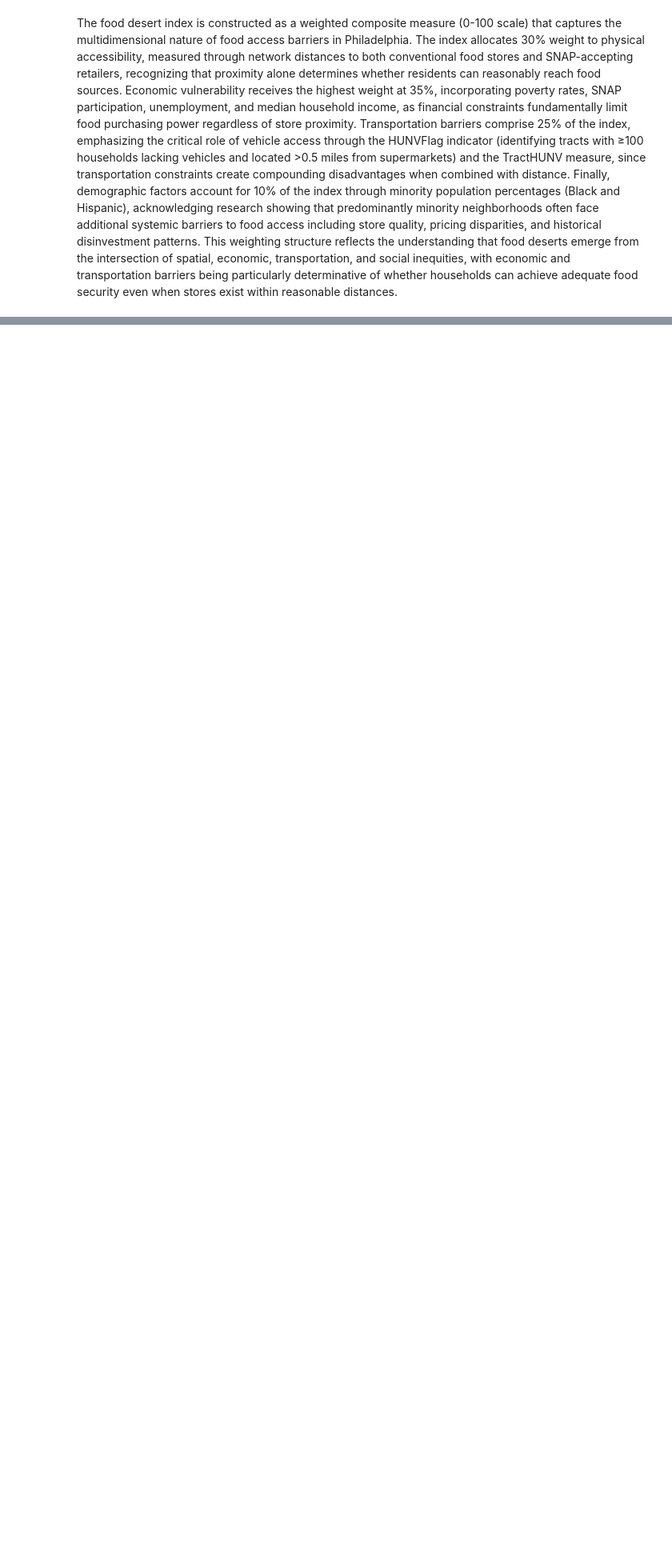
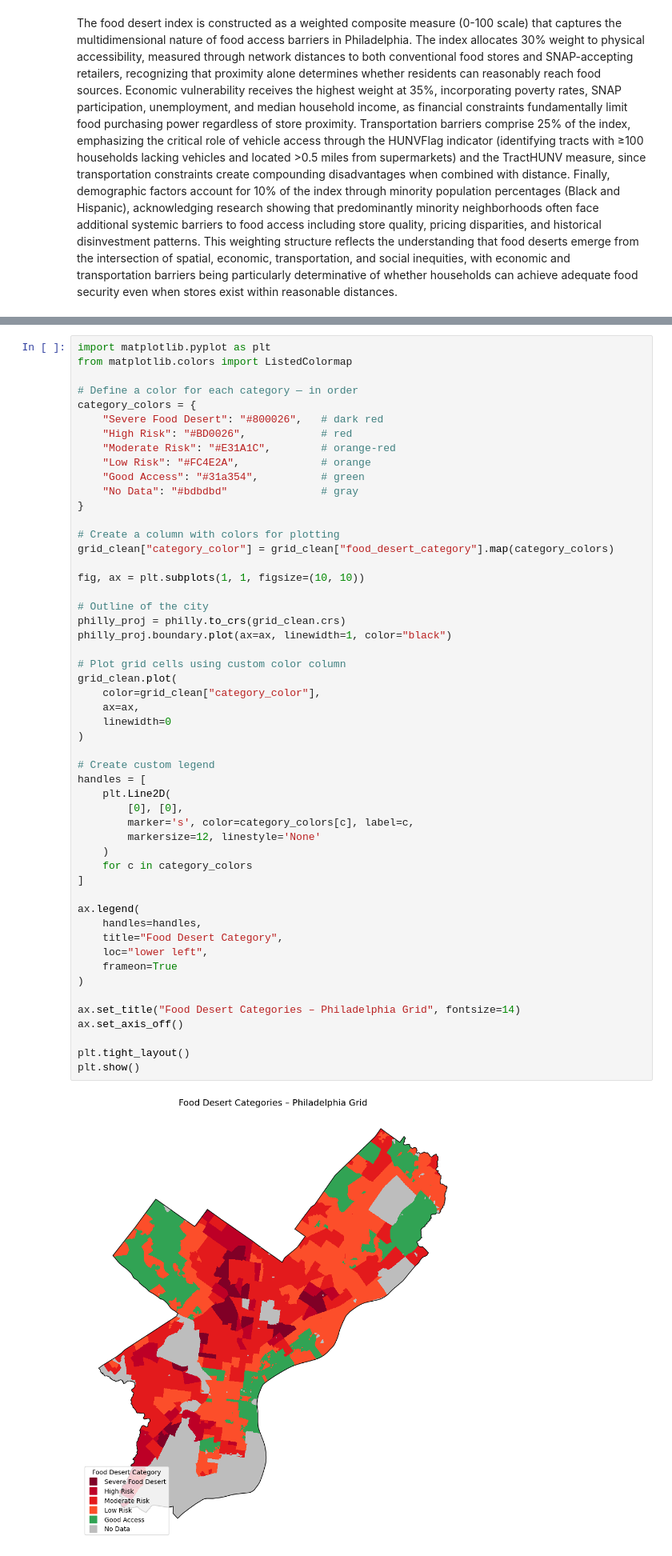
Before and after one commit to wenshaoting6-ui/MUSA-5500-Final-Project, a Jupyter notebook: Code.ipynb, the cells around one changed output, grey strips where cells are left out. Shown at 80% size. Saved outputs shown, nothing was run; the diff lists cells and outputs as text; blank space fills up the shorter version.

```diff
--- a/Code.ipynb
+++ b/Code.ipynb
@@ -589,0 +508,54 @@ Error:
+# %%
+import matplotlib.pyplot as plt
+from matplotlib.colors import ListedColormap
+
+# Define a color for each category — in order
+category_colors = {
+    "Severe Food Desert": "#800026",   # dark red
+    "High Risk": "#BD0026",            # red
+    "Moderate Risk": "#E31A1C",        # orange-red
+    "Low Risk": "#FC4E2A",             # orange
+    "Good Access": "#31a354",          # green
+    "No Data": "#bdbdbd"               # gray
+}
+
+# Create a column with colors for plotting
+grid_clean["category_color"] = grid_clean["food_desert_category"].map(category_colors)
+
+fig, ax = plt.subplots(1, 1, figsize=(10, 10))
+
+# Outline of the city
+philly_proj = philly.to_crs(grid_clean.crs)
+philly_proj.boundary.plot(ax=ax, linewidth=1, color="black")
+
+# Plot grid cells using custom color column
+grid_clean.plot(
+    color=grid_clean["category_color"],
+    ax=ax,
+    linewidth=0
+)
+
+# Create custom legend
+handles = [
+    plt.Line2D(
+        [0], [0],
+        marker='s', color=category_colors[c], label=c,
+        markersize=12, linestyle='None'
+    )
+    for c in category_colors
+]
+
+ax.legend(
+    handles=handles,
+    title="Food Desert Category",
+    loc="lower left",
+    frameon=True
+)
+
+ax.set_title("Food Desert Categories – Philadelphia Grid", fontsize=14)
+ax.set_axis_off()
+
+plt.tight_layout()
+plt.show()
+# %% [output]
+[figure, added]
```
Also changed, not shown: parts of 11 cells of this notebook, 1 other file.
